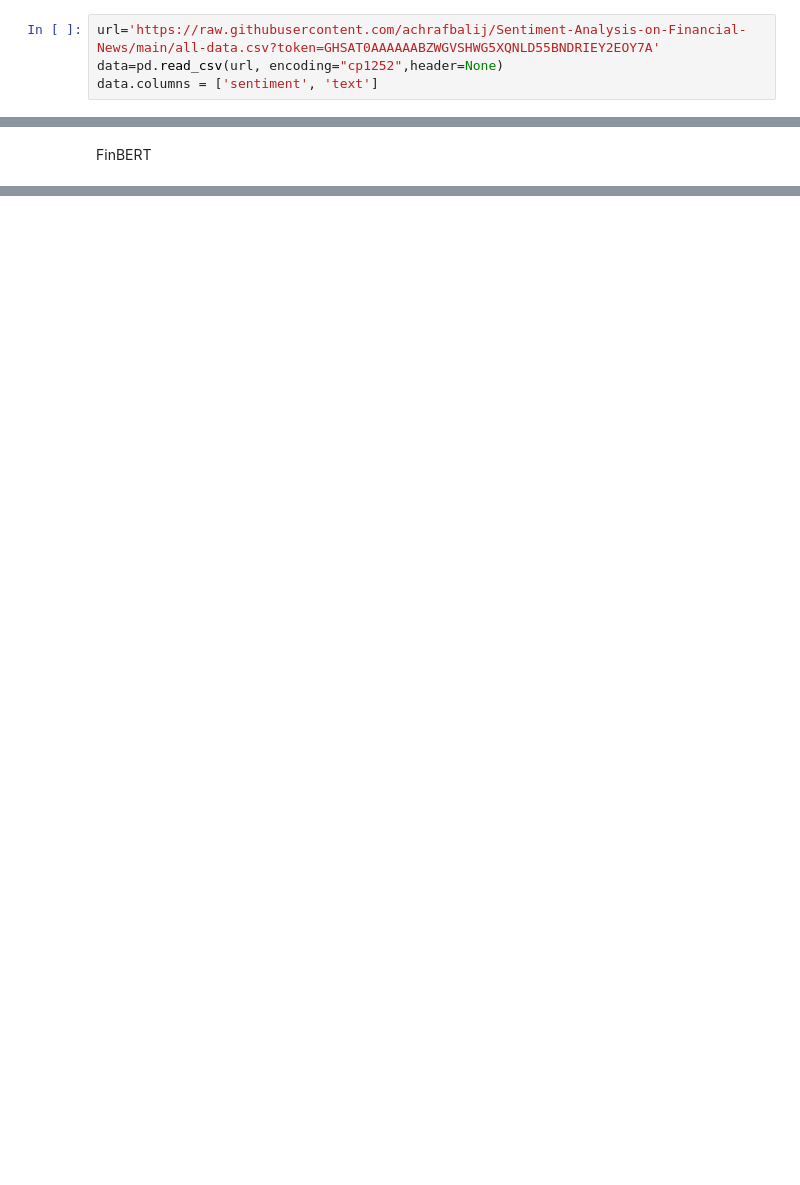
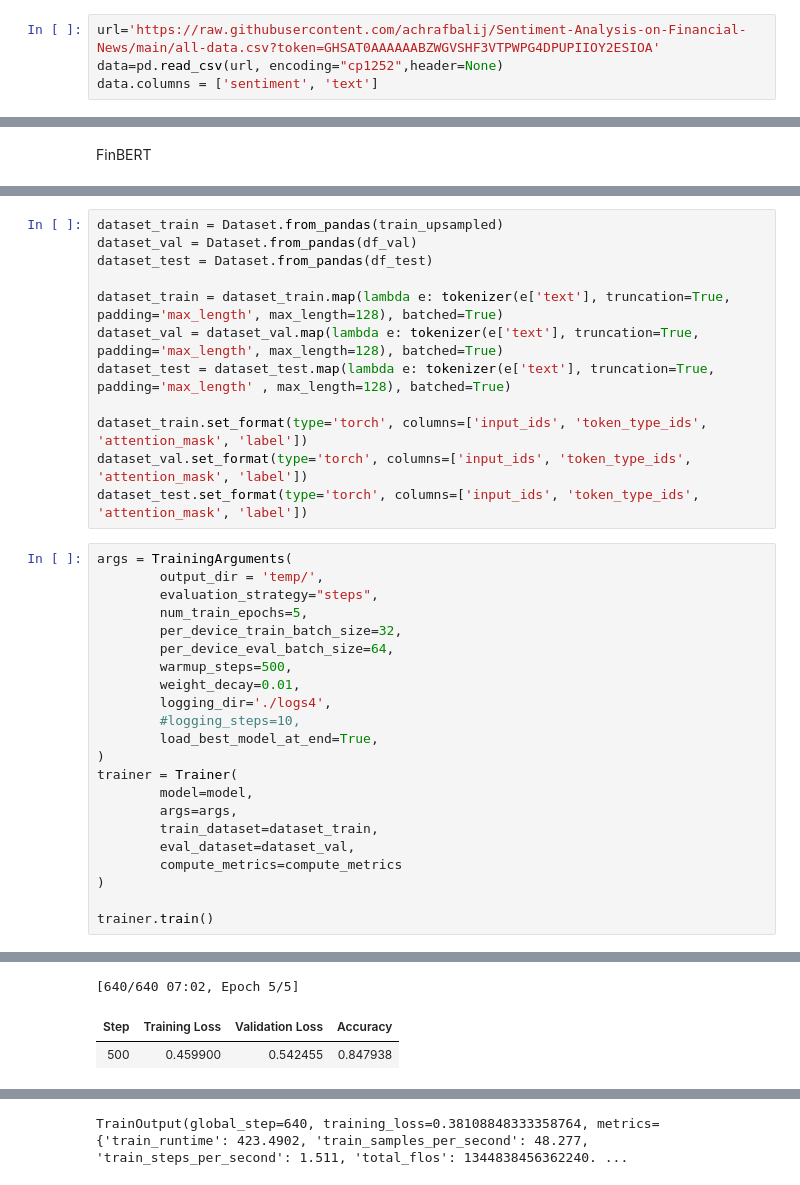
Before and after one commit to achrafbalij/Sentiment-Analysis-on-Financial-News, a Jupyter notebook: SENTIMENT_ANALYSIS.ipynb, the cells around one changed output, grey strips where cells are left out. Saved outputs shown, nothing was run; the diff lists cells and outputs as text; blank space fills up the shorter version.

```diff
--- a/SENTIMENT_ANALYSIS.ipynb
+++ b/SENTIMENT_ANALYSIS.ipynb
@@ -88,7 +88,7 @@ The data is partitioned into:
 - Positive: 28.13%
 - Negative: 12.46%
 # %%
-url='https://raw.githubusercontent.com/achrafbalij/Sentiment-Analysis-on-Financial-News/main/all-data.csv?token=GHSAT0AAAAAABZWGVSHWG5XQNLD55BNDRIEY2EOY7A'
+url='https://raw.githubusercontent.com/achrafbalij/Sentiment-Analysis-on-Financial-News/main/all-data.csv?token=GHSAT0AAAAAABZWGVSHF3VTPWPG4DPUPIIOY2ESIOA'
 data=pd.read_csv(url, encoding="cp1252",header=None)
 data.columns = ['sentiment', 'text']
 # %%
@@ -554,0 +577,35 @@ FinBERT
+# %%
+dataset_train = Dataset.from_pandas(train_upsampled)
+dataset_val = Dataset.from_pandas(df_val)
+dataset_test = Dataset.from_pandas(df_test)
+
+dataset_train = dataset_train.map(lambda e: tokenizer(e['text'], truncation=True, padding='max_length', max_length=128), batched=True)
+dataset_val = dataset_val.map(lambda e: tokenizer(e['text'], truncation=True, padding='max_length', max_length=128), batched=True)
+dataset_test = dataset_test.map(lambda e: tokenizer(e['text'], truncation=True, padding='max_length' , max_length=128), batched=True)
+
+dataset_train.set_format(type='torch', columns=['input_ids', 'token_type_ids', 'attention_mask', 'label'])
+dataset_val.set_format(type='torch', columns=['input_ids', 'token_type_ids', 'attention_mask', 'label'])
+dataset_test.set_format(type='torch', columns=['input_ids', 'token_type_ids', 'attention_mask', 'label'])
+# %%
+args = TrainingArguments(
+        output_dir = 'temp/',
+        evaluation_strategy="steps",
+        num_train_epochs=5,
+        per_device_train_batch_size=32,
+        per_device_eval_batch_size=64,
+        warmup_steps=500,
+        weight_decay=0.01,
+        logging_dir='./logs4',
+        #logging_steps=10,
+        load_best_model_at_end=True,
+)
+trainer = Trainer(
+        model=model,
+        args=args,
+        train_dataset=dataset_train,
+        eval_dataset=dataset_val,
+        compute_metrics=compute_metrics
+)
+
+trainer.train()
+# %% [output]
@@ -554,0 +623,3 @@ FinBERT
+[640/640 07:02, Epoch 5/5]
+| Step | Training Loss | Validation Loss | Accuracy |
+| 500 | 0.459900 | 0.542455 | 0.847938 |
@@ -554,0 +639 @@ FinBERT
+TrainOutput(global_step=640, training_loss=0.38108848333358764, metrics={'train_runtime': 423.4902, 'train_samples_per_second': 48.277, 'train_steps_per_second': 1.511, 'total_flos': 1344838456362240. ...
```
Also changed, not shown: parts of 28 cells of this notebook.
